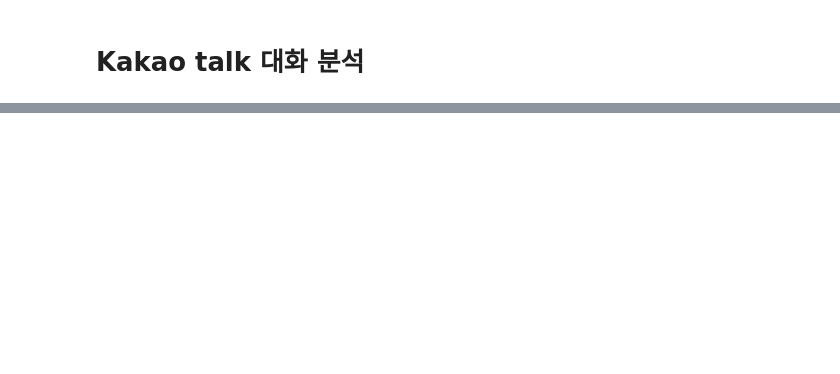
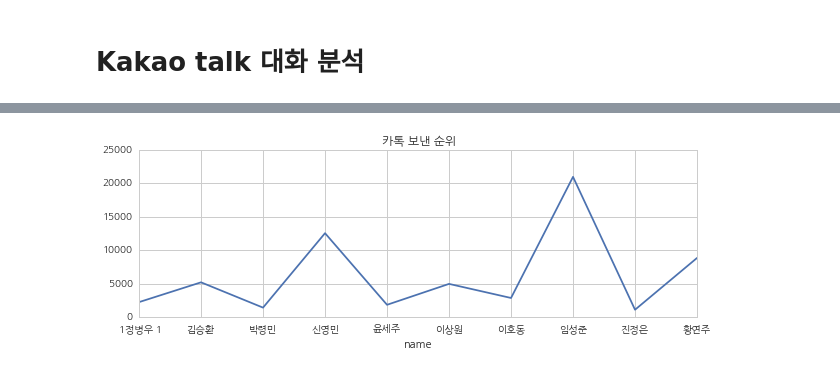
Before and after one commit to ShinJJang/analyze_kakao_talk, a Jupyter notebook: analyze_kakao_analog.ipynb, the cells around one changed output, grey strips where cells are left out. Cells and saved outputs as stored; diff of their text form; code cells hidden in the pictures; blank space fills up the shorter version.

```diff
--- a/analyze_kakao_analog.ipynb
+++ b/analyze_kakao_analog.ipynb
@@ -59,0 +68,7 @@ plt.show()
+# %%
+count_df = df.groupby('name').count()['content']
+count_df.plot(kind='line', figsize=(10,3))
+plt.title('카톡 보낸 순위')
+plt.show()
+# %% [output]
+[figure, added]
```
Also changed, not shown: parts of 12 cells of this notebook.
